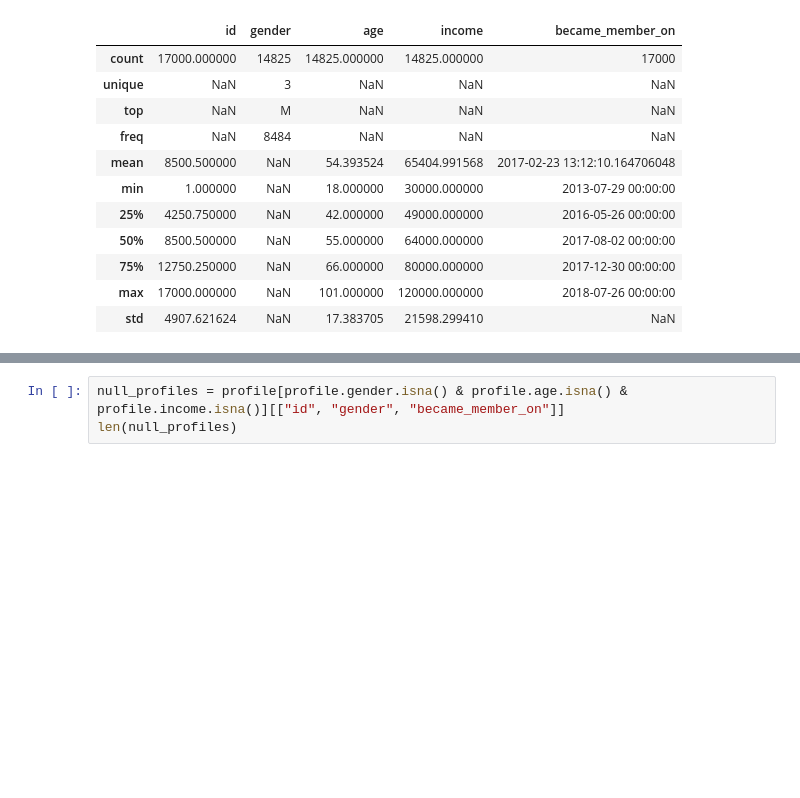
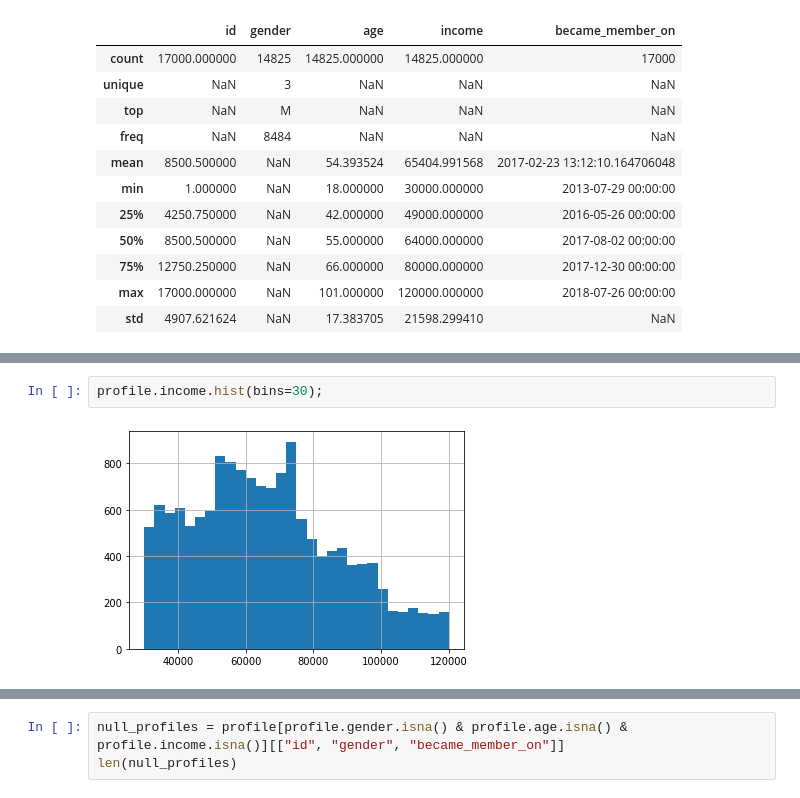
Before and after one commit to netxph/sb-capstone, a Jupyter notebook: notebooks/02 - Exploratory Data Analysis.ipynb, the cells around one changed output, grey strips where cells are left out. Cells and saved outputs as stored; diff of their text form; blank space fills up the shorter version.

```diff
--- a/notebooks/01 - Exploratory Data Analysis.ipynb
+++ b/notebooks/02 - Exploratory Data Analysis.ipynb
@@ -210,0 +220,4 @@ Name: gender, dtype: int64
+# %%
+profile.income.hist(bins=30);
+# %% [output]
+[figure, added]
```
Also changed, not shown: parts of 10 cells of this notebook.
